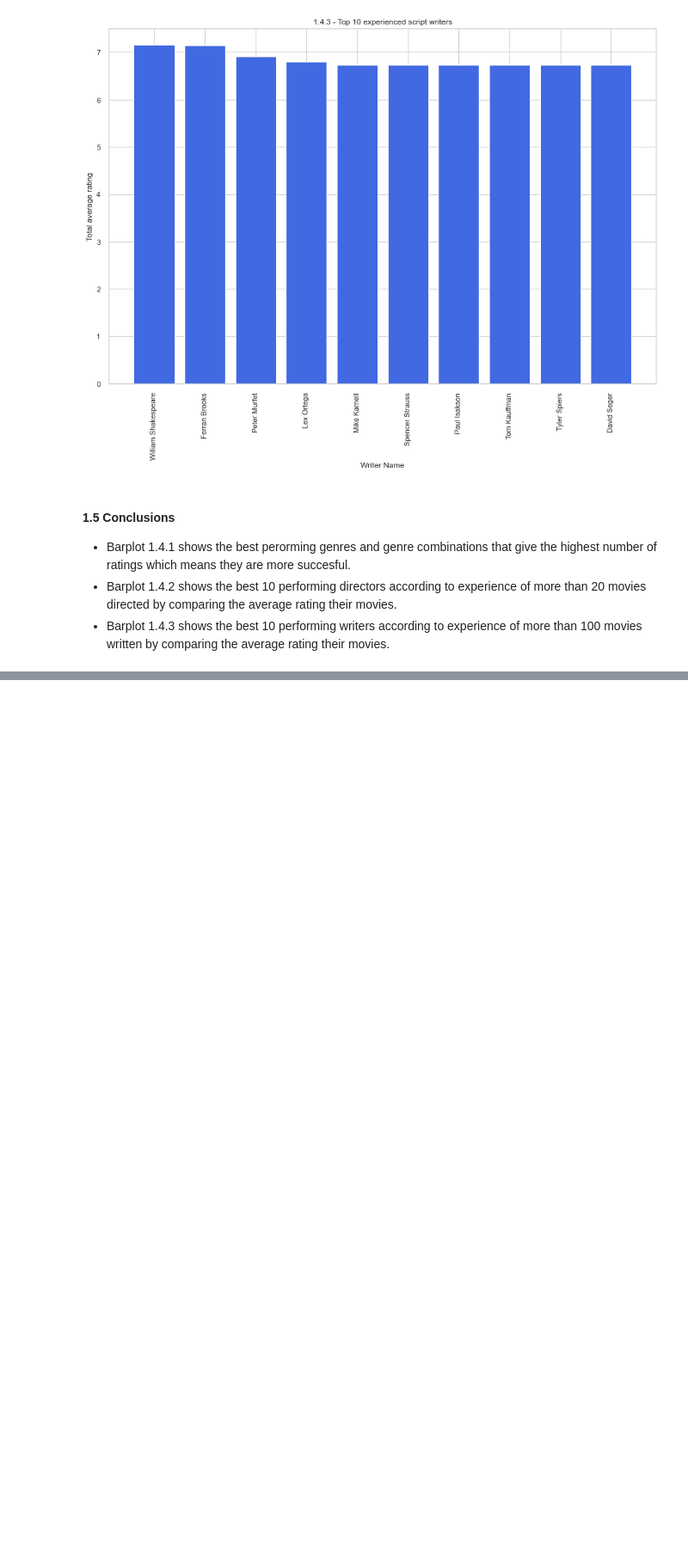
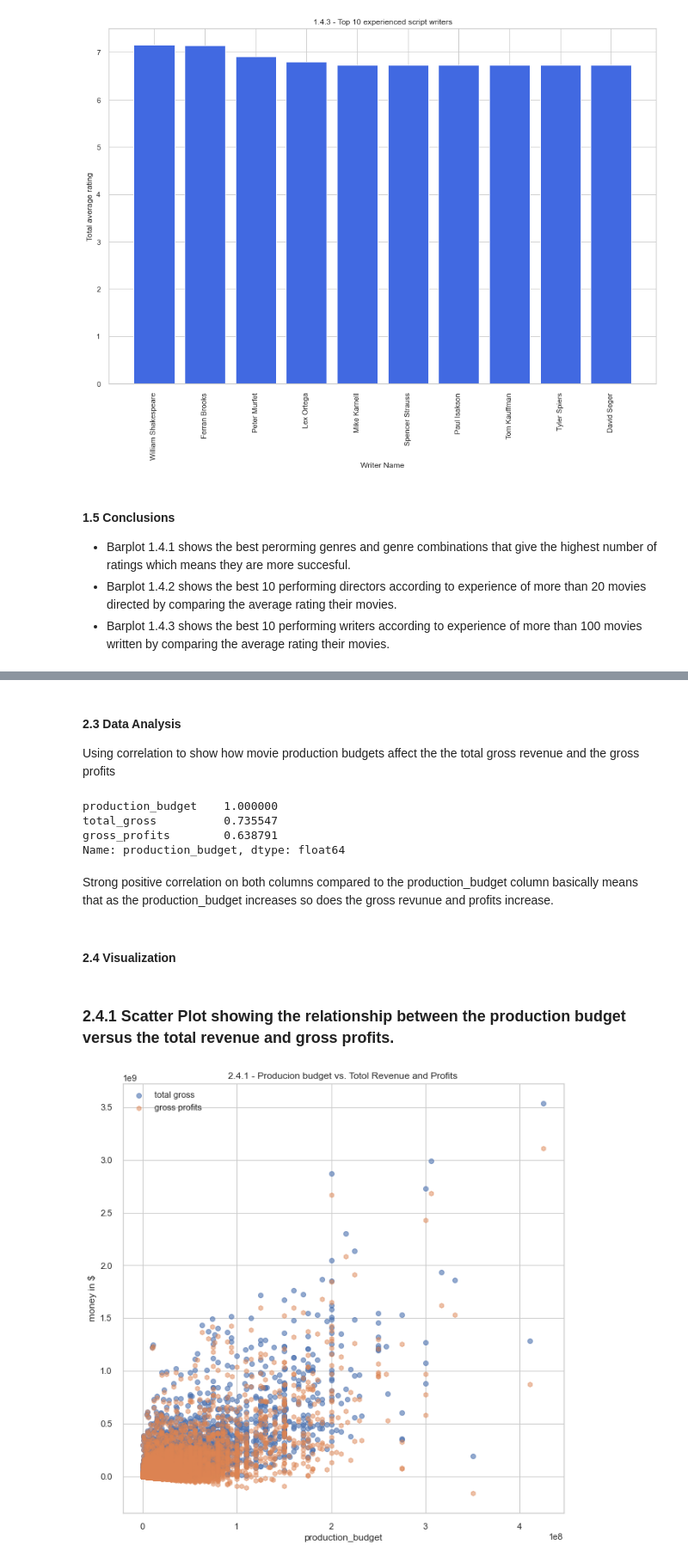
Before and after one commit to Muramati/dsc-phase-1-project-v2-4, a Jupyter notebook: student.ipynb, the cells around one changed output, grey strips where cells are left out. Shown: that part at 86% size. Saved outputs shown, nothing was run; the diff lists cells and outputs as text; code cells hidden in the pictures; blank space fills up the shorter version.

```diff
--- a/student.ipynb
+++ b/student.ipynb
@@ -294,0 +334,59 @@ plt.title('1.4.3 - Top 10 experienced script writers')
+# %%
+#remove $ sign from production_budget, domestic_gross and worldwide_gross values
+movie_budgets['production_budget'] = movie_budgets['production_budget'].str.replace('$','')
+movie_budgets['domestic_gross'] = movie_budgets['domestic_gross'].str.replace('$','')
+movie_budgets['worldwide_gross'] = movie_budgets['worldwide_gross'].str.replace('$','')
+
+#remove commmas from production_budget, domestic_gross and worldwide_gross values
+movie_budgets['production_budget'] = movie_budgets['production_budget'].str.replace(',','')
+movie_budgets['domestic_gross'] = movie_budgets['domestic_gross'].str.replace(',','')
+movie_budgets['worldwide_gross'] = movie_budgets['worldwide_gross'].str.replace(',','')
+
+#change the datatypes of production_budget, domestic_gross and worldwide_gross columns to relevant datatypes
+movie_budgets['production_budget'] = movie_budgets['production_budget'].astype(int)
+movie_budgets['domestic_gross'] = movie_budgets['domestic_gross'].astype(int)
+movie_budgets['worldwide_gross'] = movie_budgets['worldwide_gross'].astype(float)
+# %%
+#drop all 0 values in the database
+movie_budgets = movie_budgets.loc[~((movie_budgets['production_budget'] == 0) | (movie_budgets['domestic_gross'] == 0) | (movie_budgets['worldwide_gross'] == 0))]
+# %%
+#add total_gross column in the dataframe that is the total values of domestic_gross and worldwide_gross
+movie_budgets['total_gross'] = movie_budgets['domestic_gross'] + movie_budgets['worldwide_gross']
+#add gross_profits column in the dataframe that is the difference between total_gross and domestic_gross
+movie_budgets['gross_profits']= movie_budgets['total_gross'] - movie_budgets['production_budget']
+# %%
+#drop domestic_gross and worldwide_gross
+movie_budgets.drop(['domestic_gross','worldwide_gross'], axis= 1, inplace= True)
+# %% [markdown]
+#### 2.3 Data Analysis
+Using correlation to show how movie production budgets affect the the total gross revenue and the gross profits
+# %%
+# check correlation in movie_budgets
+corr = movie_budgets.corr()['production_budget']
+corr
+# %% [output]
+production_budget    1.000000
+total_gross          0.735547
+gross_profits        0.638791
+Name: production_budget, dtype: float64
+# %% [markdown]
+Strong positive correlation on both columns compared to the production_budget column basically means that as the production_budget increases so does the gross revunue and profits increase.
+# %% [markdown]
+#### 2.4 Visualization
+# %% [markdown]
+### 2.4.1 Scatter Plot showing the relationship between the production budget versus the total revenue and gross profits.
+# %%
+#plots the graph described above
+x = movie_budgets['production_budget']
+y = movie_budgets['total_gross']
+z = movie_budgets['gross_profits']
+fig,ax = plt.subplots(figsize = (10,10))
+plt.scatter(x, y, label = 'total gross', alpha=0.6,marker='o')
+plt.scatter(x, z, label = 'gross profits',alpha=0.5,marker='h')
+ax.set_xlabel('production_budget')
+ax.set_ylabel('money in $')
+plt.title('2.4.1 - Producion budget vs. Totol Revenue and Profits')
+plt.legend()
+plt.show()
+# %% [output]
+[figure, added]
```
Also changed, not shown: parts of 16 cells of this notebook.
